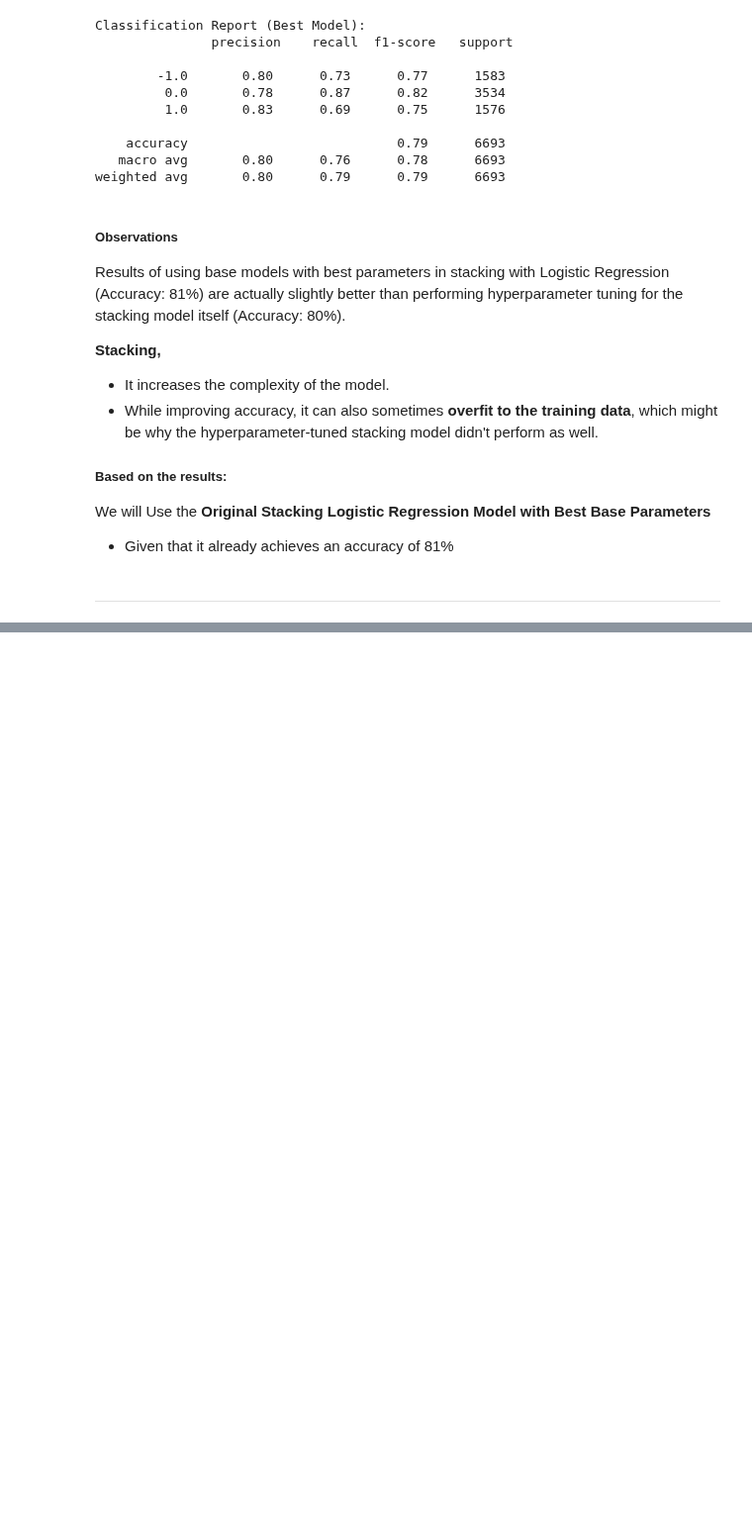
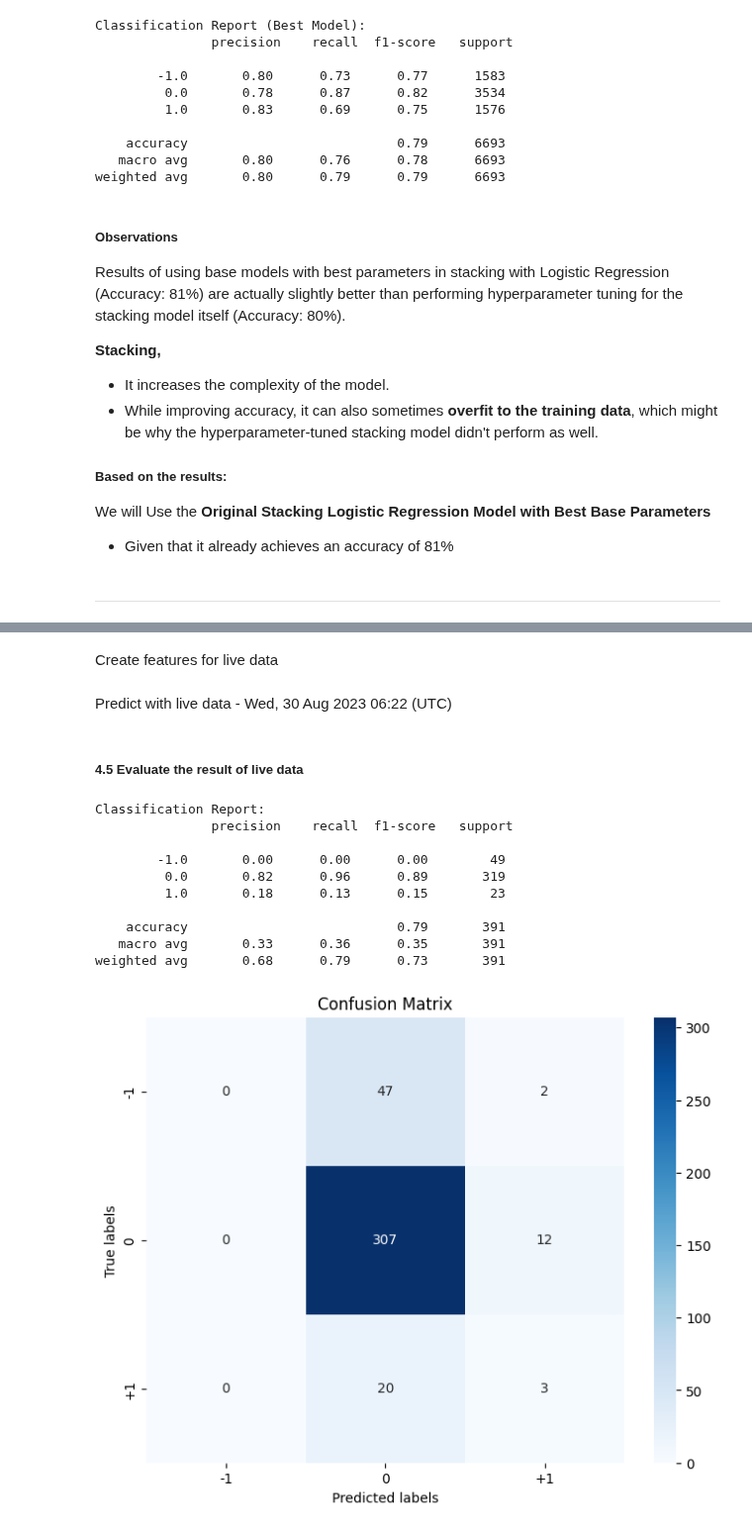
Before and after one commit to natapone/btc_live_price_prediction, a Jupyter notebook: 03_model_improvement.ipynb, the cells around one changed output, grey strips where cells are left out. Shown at 99% size. Drawn from its saved outputs; the diff is of its cells as text; code cells hidden in the pictures; blank space fills up the shorter version.

Commit message:
train and predict with unseen data

```diff
--- a/03_model_improvement.ipynb
+++ b/03_model_improvement.ipynb
@@ -1524,6 +1586,14 @@ def get_train_set_btc_10h_direction():
 
 df = get_train_set_btc_10h_direction()
 
+
+
+# earliest datetime in live data
+min_datetime_live = df_live['datetime'].min()
+
+# remove datetime > in live data
+df = df[df['datetime'] < min_datetime_live]
+
 print(df.head(5))
 print(df.tail(5))
 
@@ -1661,0 +1720,8 @@ weighted avg       0.81      0.81      0.81      6693
+# %% [markdown]
+Create features for live data
+# %%
+X_live = df_live.copy()
+X_live = get_features_predict_price_direction(X_live)
+X_live.dropna(inplace=True)
+# %% [markdown]
+Predict with live data - Wed, 30 Aug 2023 06:22 (UTC)
@@ -1661,0 +1754,40 @@ weighted avg       0.81      0.81      0.81      6693
+# %% [markdown]
+##### 4.5 Evaluate the result of live data
+# %%
+from sklearn.metrics import classification_report, confusion_matrix
+import matplotlib.pyplot as plt
+import seaborn as sns
+
+def evaluate_live_data(y_pred):
+    pred_result = y_pred[['datetime', 'close', 'prediction']].copy()
+
+    pred_target = get_target_next_close(pred_result)
+
+    # Confusion report
+    print("\nClassification Report:\n", classification_report(pred_target['target'], pred_target['prediction'], zero_division=0))
+
+    # 1. Confusion Matrix
+    conf_matrix = confusion_matrix(pred_target['target'], pred_target['prediction'])
+
+    plt.figure(figsize=(8, 6))
+    sns.heatmap(conf_matrix, annot=True, fmt='g', cmap='Blues',
+                xticklabels=['-1', '0', '+1'],
+                yticklabels=['-1', '0', '+1'])
+    plt.xlabel('Predicted labels')
+    plt.ylabel('True labels')
+    plt.title('Confusion Matrix')
+    plt.show()
+
+evaluate_live_data(y_live_pred)
+# %% [output]
+Classification Report:
+               precision    recall  f1-score   support
+
+        -1.0       0.00      0.00      0.00        49
+         0.0       0.82      0.96      0.89       319
+         1.0       0.18      0.13      0.15        23
+
+    accuracy                           0.79       391
+   macro avg       0.33      0.36      0.35       391
+weighted avg       0.68      0.79      0.73       391
+[figure, added]
```
Also changed, not shown: parts of 20 cells of this notebook.
